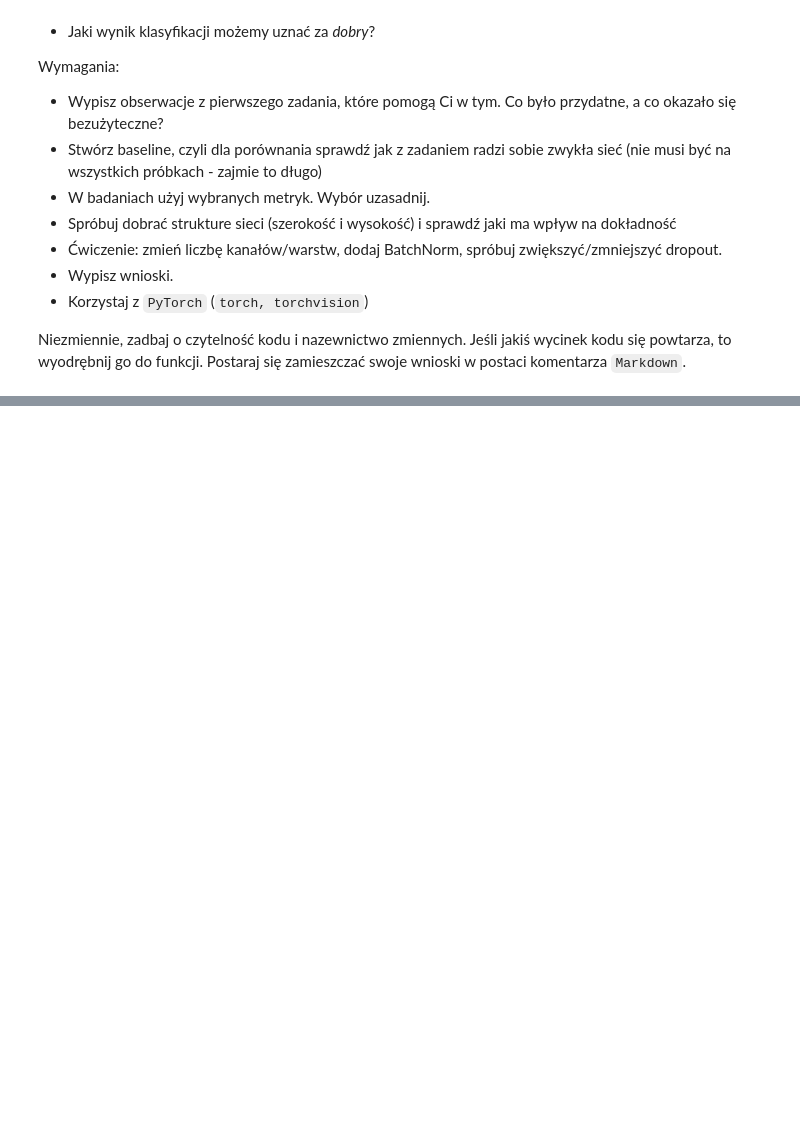
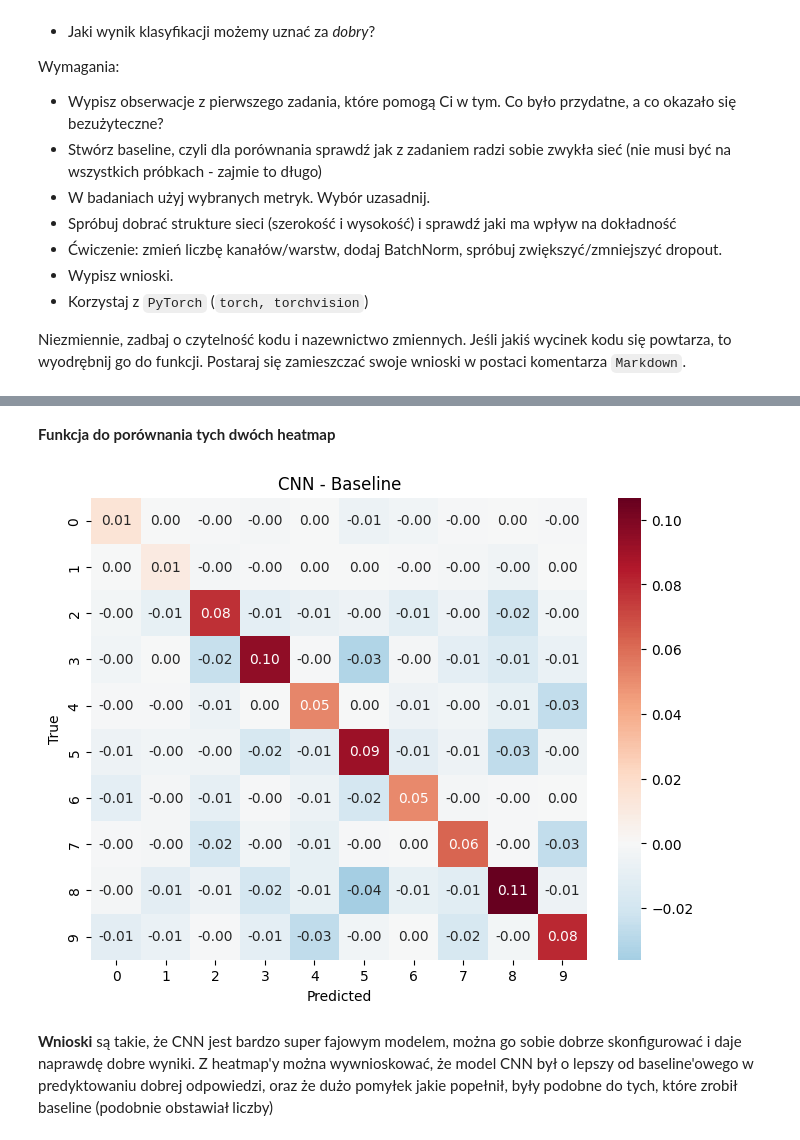
Before and after one commit to Solvro/ml-wakacyjne-wyzwanie-2025, a Jupyter notebook: NN&CV_zadanie.ipynb, the cells around one changed output, grey strips where cells are left out. Saved outputs shown, nothing was run; the diff lists cells and outputs as text; code cells hidden in the pictures; blank space fills up the shorter version.

```diff
--- a/NN&CV_zadanie.ipynb
+++ b/NN&CV_zadanie.ipynb
@@ -332,0 +358,43 @@ Różnica: 0.006000000000000005
+# %% [markdown]
+**Funkcja do porównania tych dwóch heatmap**
+# %%
+def compare_models_confusion(model, baseline, loader, device, num_classes=10):
+    def compute_conf_matrix(net, loader, device, num_classes):
+        was_training = net.training
+        net.eval()
+        all_preds, all_trues = [], []
+        with torch.no_grad():
+            for x, y in loader:
+                x = x.to(device)
+                y = y.to(device)
+                preds = net(x).argmax(1)
+                all_preds.append(preds.cpu())
+                all_trues.append(y.cpu())
+        if was_training:
+            net.train()
+        all_preds = torch.cat(all_preds).numpy()
+        all_trues = torch.cat(all_trues).numpy()
+        cm = confusion_matrix(all_trues, all_preds, labels=np.arange(num_classes))
+        cm_normalized = cm.astype("float") / cm.sum(axis=1, keepdims=True)
+        return cm_normalized
+
+    cm_baseline = compute_conf_matrix(baseline, loader, device, num_classes)
+    cm_model = compute_conf_matrix(model, loader, device, num_classes)
+
+    diff = cm_model - cm_baseline
+
+    plt.figure(figsize=(8,6))
+    sns.heatmap(diff, annot=True, fmt=".2f", center=0, cmap="RdBu_r",
+                xticklabels=np.arange(num_classes),
+                yticklabels=np.arange(num_classes))
+    plt.xlabel("Predicted")
+    plt.ylabel("True")
+    plt.title("CNN - Baseline")
+    plt.show()
+# %%
+compare_models_confusion(model, baseline, test_loader_ns, device)
+# %% [output]
+[figure, added]
+# %% [markdown]
+**Wnioski** są takie, że CNN jest bardzo super fajowym modelem, można go sobie dobrze skonfigurować i daje naprawdę dobre wyniki.
+Z heatmap'y można wywnioskować, że model CNN był o lepszy od baseline'owego w predyktowaniu dobrej odpowiedzi, oraz że dużo pomyłek jakie popełnił, były podobne do tych, które zrobił baseline (podobnie obstawiał liczby)
```
Also changed, not shown: parts of 57 cells of this notebook.
